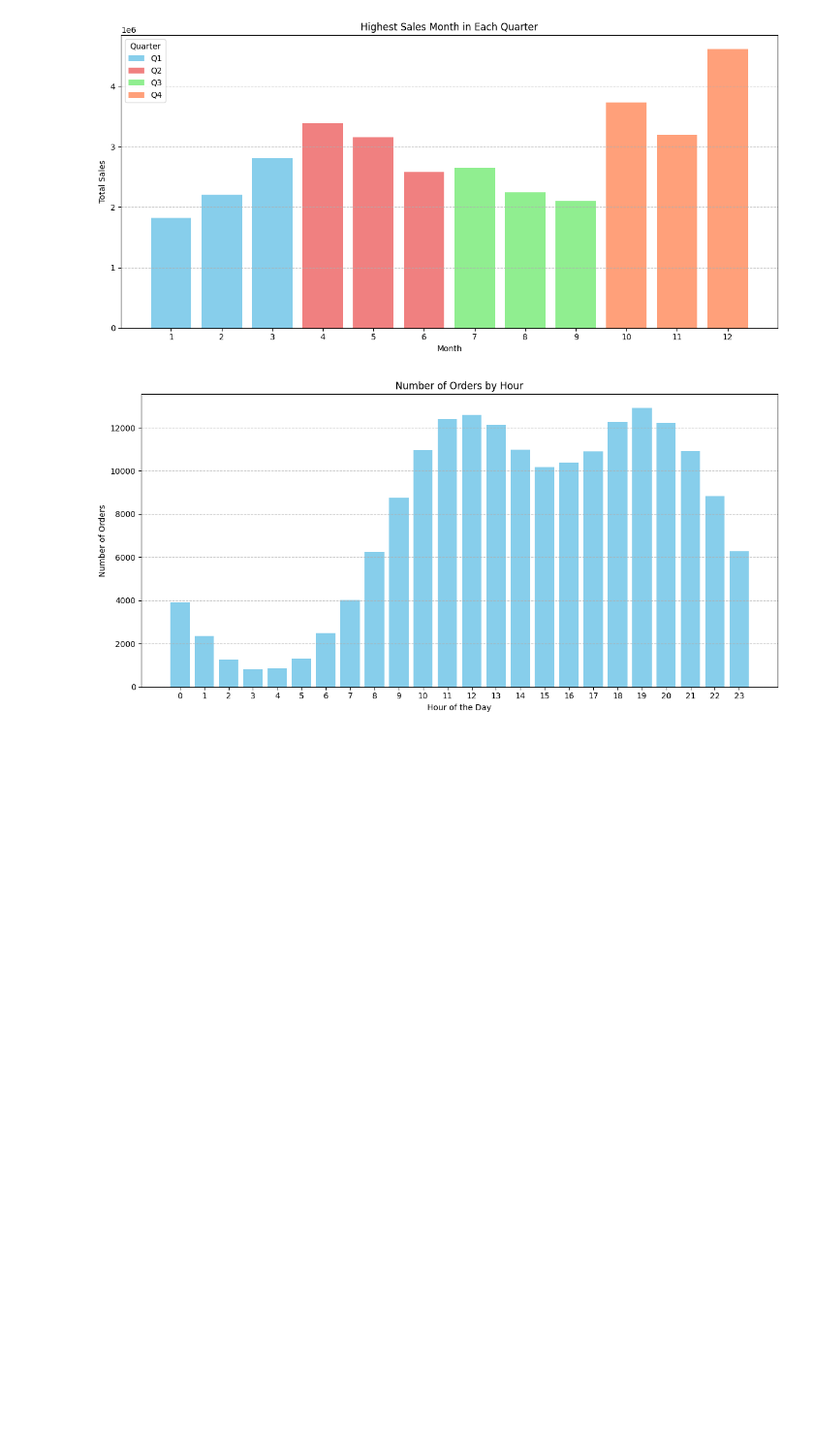
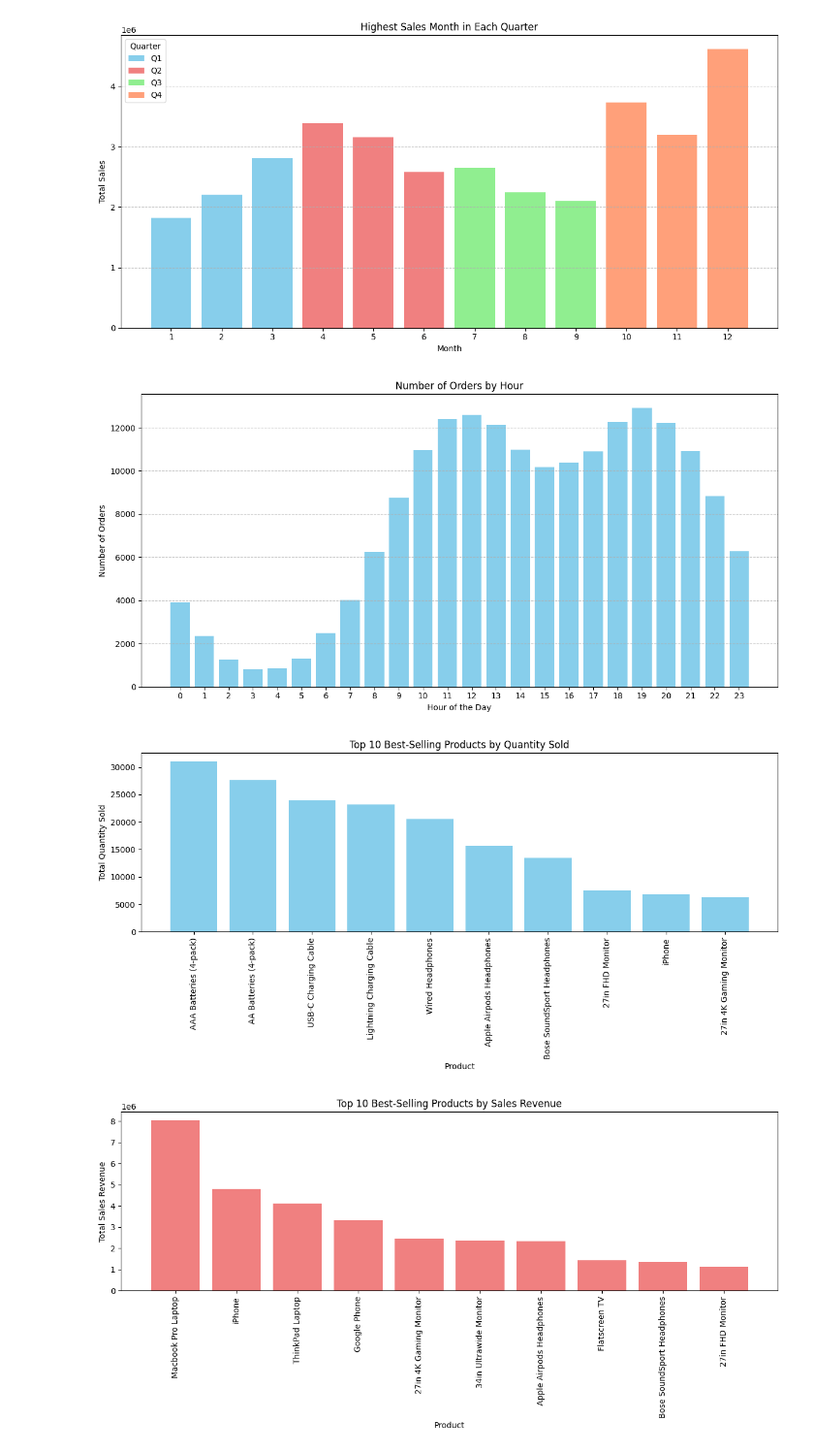
Before and after one commit to i-ninte/data-analytics-R-python, a Jupyter notebook: SALES_DATA_ANALYSIS.ipynb, the cells around one changed output. Shown at 97% size. Saved outputs shown, nothing was run; the diff lists cells and outputs as text; code cells hidden in the pictures; blank space fills up the shorter version.

```diff
--- a/SALES_DATA_ANALYSIS.ipynb
+++ b/SALES_DATA_ANALYSIS.ipynb
@@ -477,3 +377,37 @@ plt.tight_layout()
 plt.show()
 # %% [output]
 [figure]
+# %%
+import pandas as pd
+import matplotlib.pyplot as plt
+
+
+# Group the data by 'Product' and calculate the sum of quantity sold and total sales revenue
+product_stats = sales.groupby('Product').agg({'Quantity Ordered': 'sum', 'Sales': 'sum'}).reset_index()
+
+# Sort the products by both quantity sold and total sales revenue to find the best sellers
+best_sellers_quantity = product_stats.sort_values(by='Quantity Ordered', ascending=False)
+best_sellers_revenue = product_stats.sort_values(by='Sales', ascending=False)
+
+# Plot the best-selling products based on quantity sold
+plt.figure(figsize=(12, 6))
+plt.bar(best_sellers_quantity['Product'][:10], best_sellers_quantity['Quantity Ordered'][:10], color='skyblue')
+plt.xlabel('Product')
+plt.ylabel('Total Quantity Sold')
+plt.title('Top 10 Best-Selling Products by Quantity Sold')
+plt.xticks(rotation=90)
+plt.tight_layout()
+
+# Plot the best-selling products based on total sales revenue
+plt.figure(figsize=(12, 6))
+plt.bar(best_sellers_revenue['Product'][:10], best_sellers_revenue['Sales'][:10], color='lightcoral')
+plt.xlabel('Product')
+plt.ylabel('Total Sales Revenue')
+plt.title('Top 10 Best-Selling Products by Sales Revenue')
+plt.xticks(rotation=90)
+plt.tight_layout()
+
+plt.show()
+# %% [output]
+[figure, added]
+[figure, added]
```
Also changed, not shown: parts of 2 cells of this notebook.
